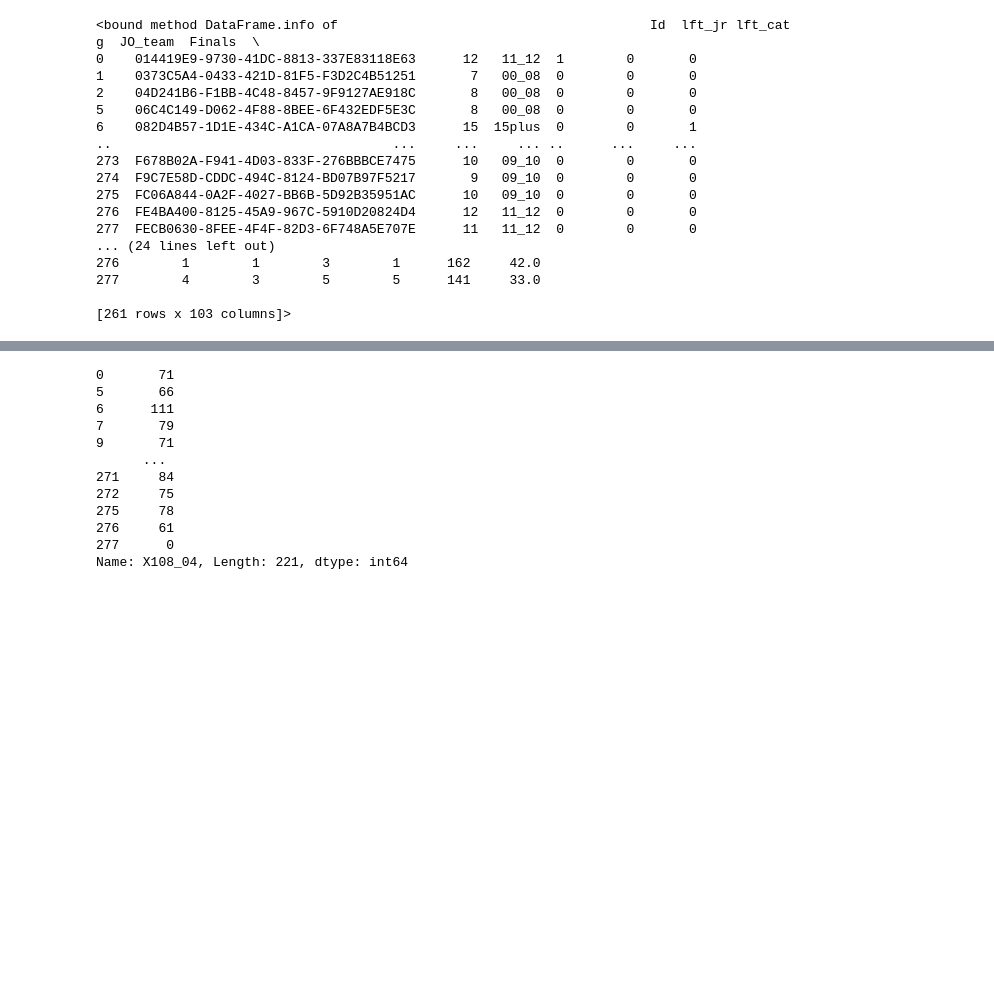
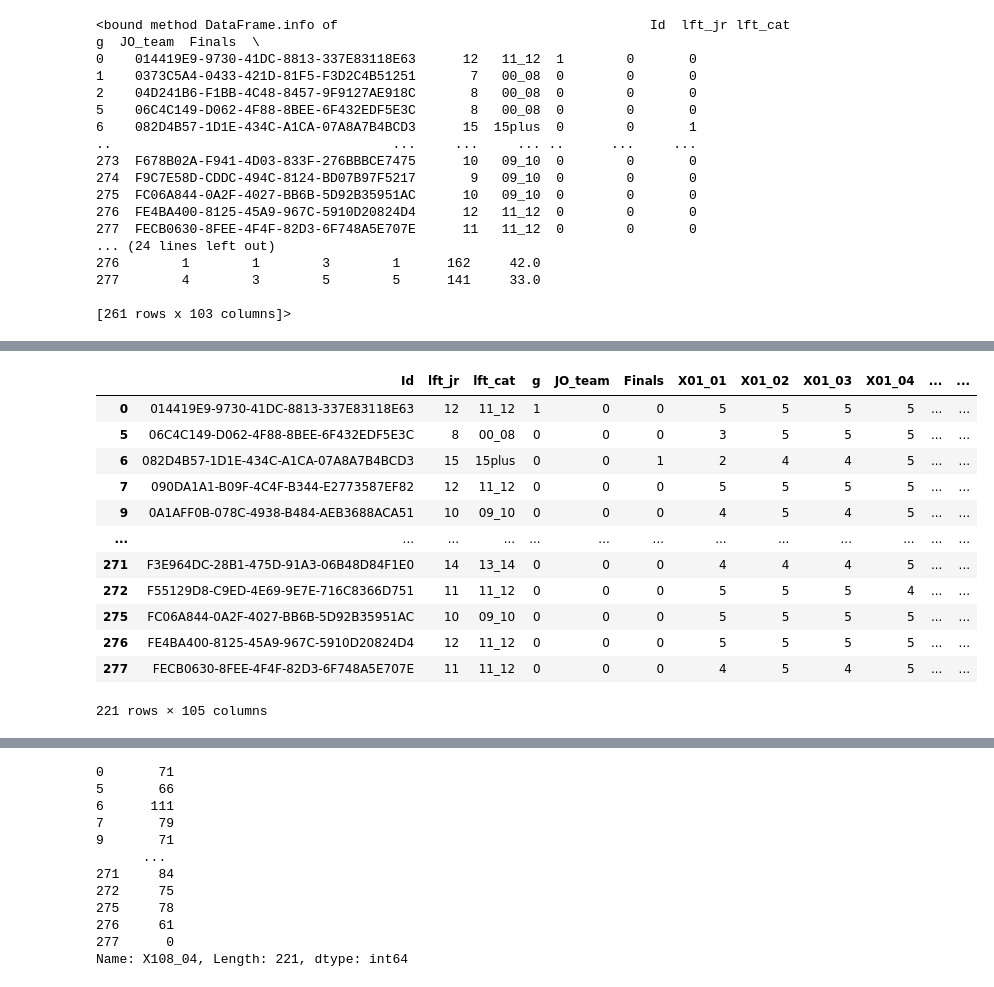
Before and after one commit to thedevup/Data_science_project, a Jupyter notebook: src/main.ipynb, the cells around one changed output, grey strips where cells are left out. Drawn from its saved outputs; the diff is of its cells as text; code cells hidden in the pictures; blank space fills up the shorter version.

```diff
--- a/src/main.ipynb
+++ b/src/main.ipynb
@@ -74,3 +101,19 @@ df_1 = df_1[df_1['bmi'] != 0]
+# %%
+df_1
+# %% [output]
+|  | Id | lft_jr | lft_cat | g | JO_team | Finals | X01_01 | X01_02 | X01_03 | X01_04 | ... | ... |
+| 0 | 014419E9-9730-41DC-8813-337E83118E63 | 12 | 11_12 | 1 | 0 | 0 | 5 | 5 | 5 | 5 | ... | ... |
+| 5 | 06C4C149-D062-4F88-8BEE-6F432EDF5E3C | 8 | 00_08 | 0 | 0 | 0 | 3 | 5 | 5 | 5 | ... | ... |
+| 6 | 082D4B57-1D1E-434C-A1CA-07A8A7B4BCD3 | 15 | 15plus | 0 | 0 | 1 | 2 | 4 | 4 | 5 | ... | ... |
+| 7 | 090DA1A1-B09F-4C4F-B344-E2773587EF82 | 12 | 11_12 | 0 | 0 | 0 | 5 | 5 | 5 | 5 | ... | ... |
+| 9 | 0A1AFF0B-078C-4938-B484-AEB3688ACA51 | 10 | 09_10 | 0 | 0 | 0 | 4 | 5 | 4 | 5 | ... | ... |
+| ... | ... | ... | ... | ... | ... | ... | ... | ... | ... | ... | ... | ... |
+| 271 | F3E964DC-28B1-475D-91A3-06B48D84F1E0 | 14 | 13_14 | 0 | 0 | 0 | 4 | 4 | 4 | 5 | ... | ... |
+| 272 | F55129D8-C9ED-4E69-9E7E-716C8366D751 | 11 | 11_12 | 0 | 0 | 0 | 5 | 5 | 5 | 4 | ... | ... |
+| 275 | FC06A844-0A2F-4027-BB6B-5D92B35951AC | 10 | 09_10 | 0 | 0 | 0 | 5 | 5 | 5 | 5 | ... | ... |
+| 276 | FE4BA400-8125-45A9-967C-5910D20824D4 | 12 | 11_12 | 0 | 0 | 0 | 5 | 5 | 5 | 5 | ... | ... |
+| 277 | FECB0630-8FEE-4F4F-82D3-6F748A5E707E | 11 | 11_12 | 0 | 0 | 0 | 4 | 5 | 4 | 5 | ... | ... |
+221 rows × 105 columns
 # %%
 # Getting rid of none necessary columns, which in our case are the nominal ones
 numeric_columns = df_1.select_dtypes(include=['int8', 'int16', 'int32', 'int64', 'float16', 'float32', 'float64']).columns
```
Also changed, not shown: parts of 21 cells of this notebook.
